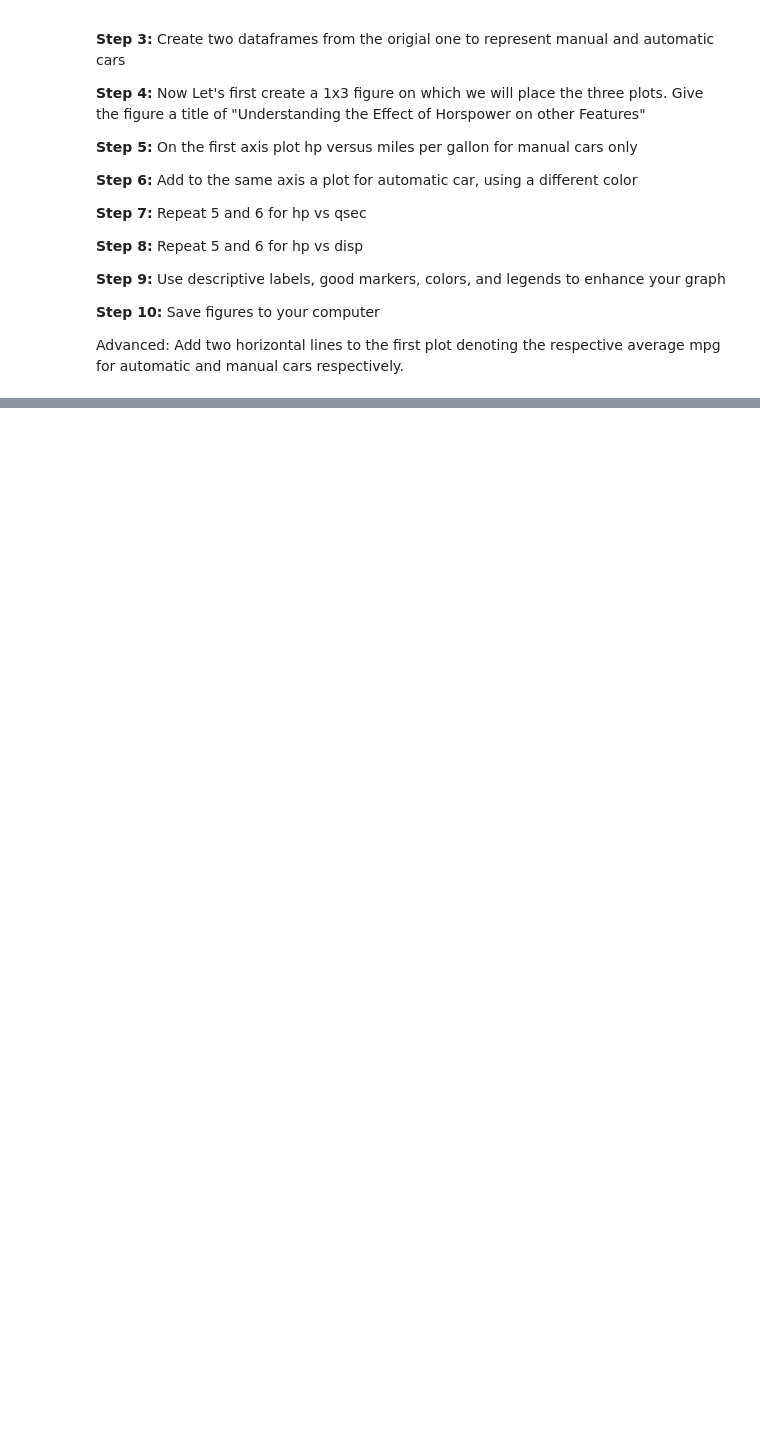
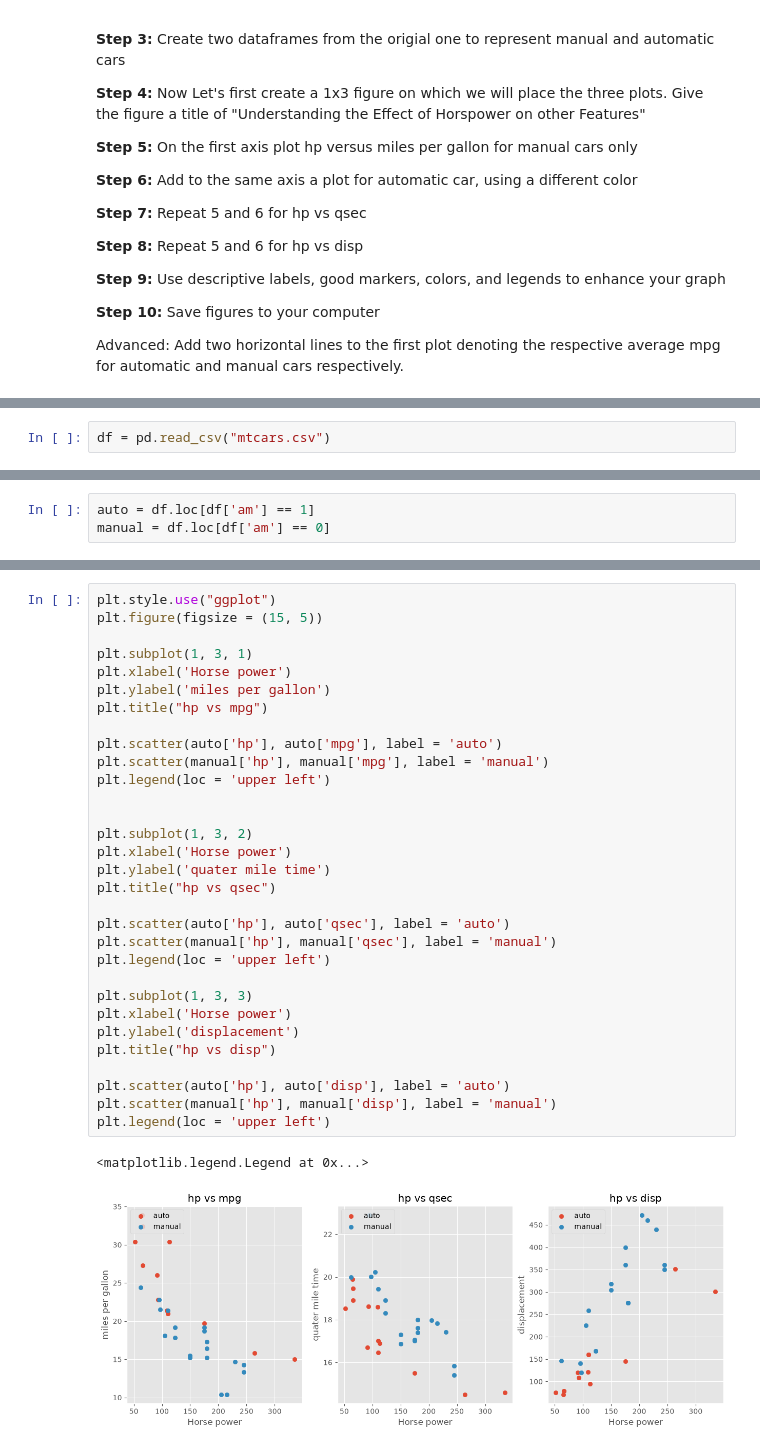
Before and after one commit to clairek26ds/week8-plt, a Jupyter notebook: Tutorial 8A - matplotlib.ipynb, the cells around one changed output, grey strips where cells are left out. Saved outputs shown, nothing was run; the diff lists cells and outputs as text; blank space fills up the shorter version.

```diff
--- a/Tutorial 8A - matplotlib.ipynb
+++ b/Tutorial 8A - matplotlib.ipynb
@@ -29,0 +35,2 @@ Advanced: Add two horizontal lines to the first plot denoting the respective ave
+# %%
+df = pd.read_csv("mtcars.csv")
@@ -29,0 +58,3 @@ Advanced: Add two horizontal lines to the first plot denoting the respective ave
+# %%
+auto = df.loc[df['am'] == 1]
+manual = df.loc[df['am'] == 0]
@@ -29,0 +98,34 @@ Advanced: Add two horizontal lines to the first plot denoting the respective ave
+# %%
+plt.style.use("ggplot")
+plt.figure(figsize = (15, 5))
+
+plt.subplot(1, 3, 1)
+plt.xlabel('Horse power')
+plt.ylabel('miles per gallon')
+plt.title("hp vs mpg")
+
+plt.scatter(auto['hp'], auto['mpg'], label = 'auto')
+plt.scatter(manual['hp'], manual['mpg'], label = 'manual')
+plt.legend(loc = 'upper left')
+
+
+plt.subplot(1, 3, 2)
+plt.xlabel('Horse power')
+plt.ylabel('quater mile time')
+plt.title("hp vs qsec")
+
+plt.scatter(auto['hp'], auto['qsec'], label = 'auto')
+plt.scatter(manual['hp'], manual['qsec'], label = 'manual')
+plt.legend(loc = 'upper left')
+
+plt.subplot(1, 3, 3)
+plt.xlabel('Horse power')
+plt.ylabel('displacement')
+plt.title("hp vs disp")
+
+plt.scatter(auto['hp'], auto['disp'], label = 'auto')
+plt.scatter(manual['hp'], manual['disp'], label = 'manual')
+plt.legend(loc = 'upper left')
+# %% [output]
+<matplotlib.legend.Legend at 0x...>
+[figure, added]
```
Also changed, not shown: parts of 5 cells of this notebook, 1 other file.
